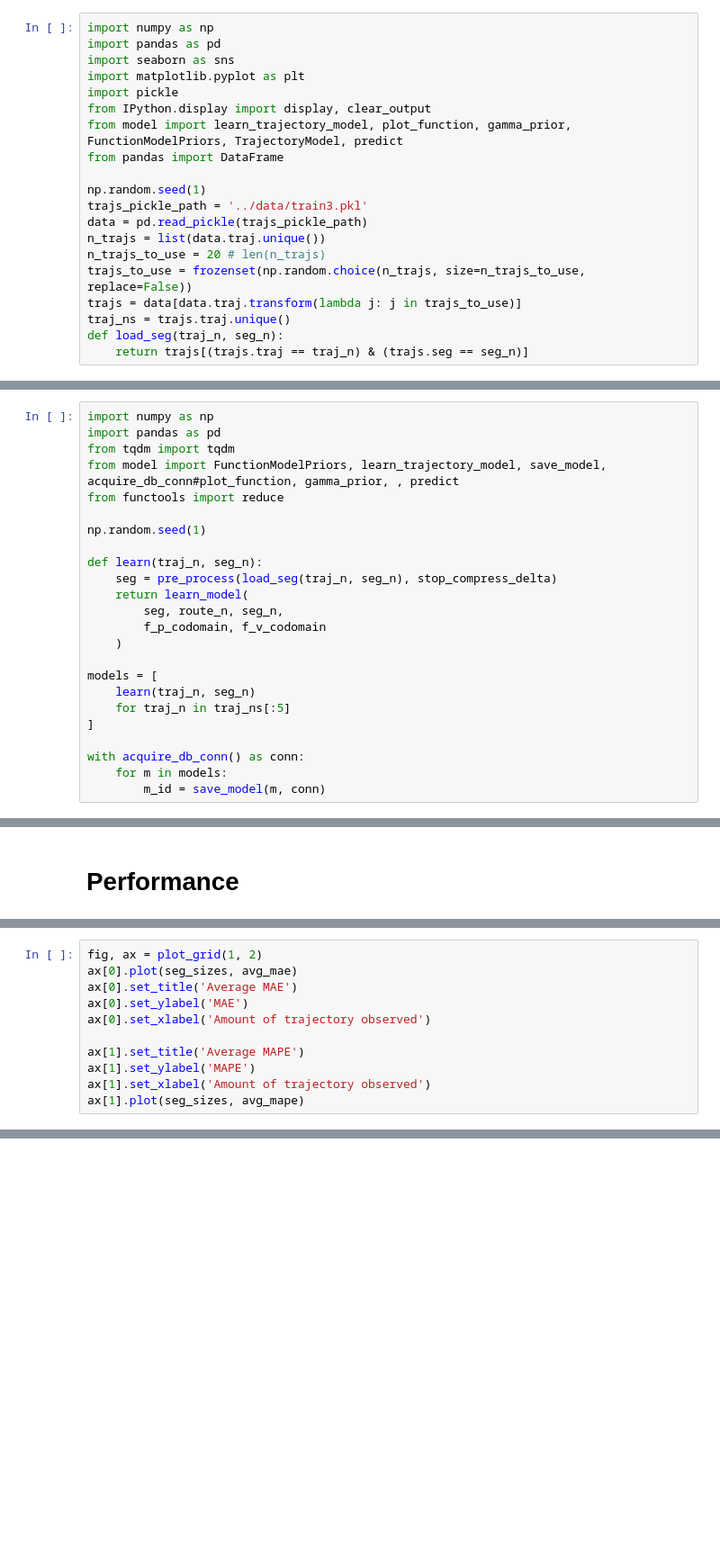
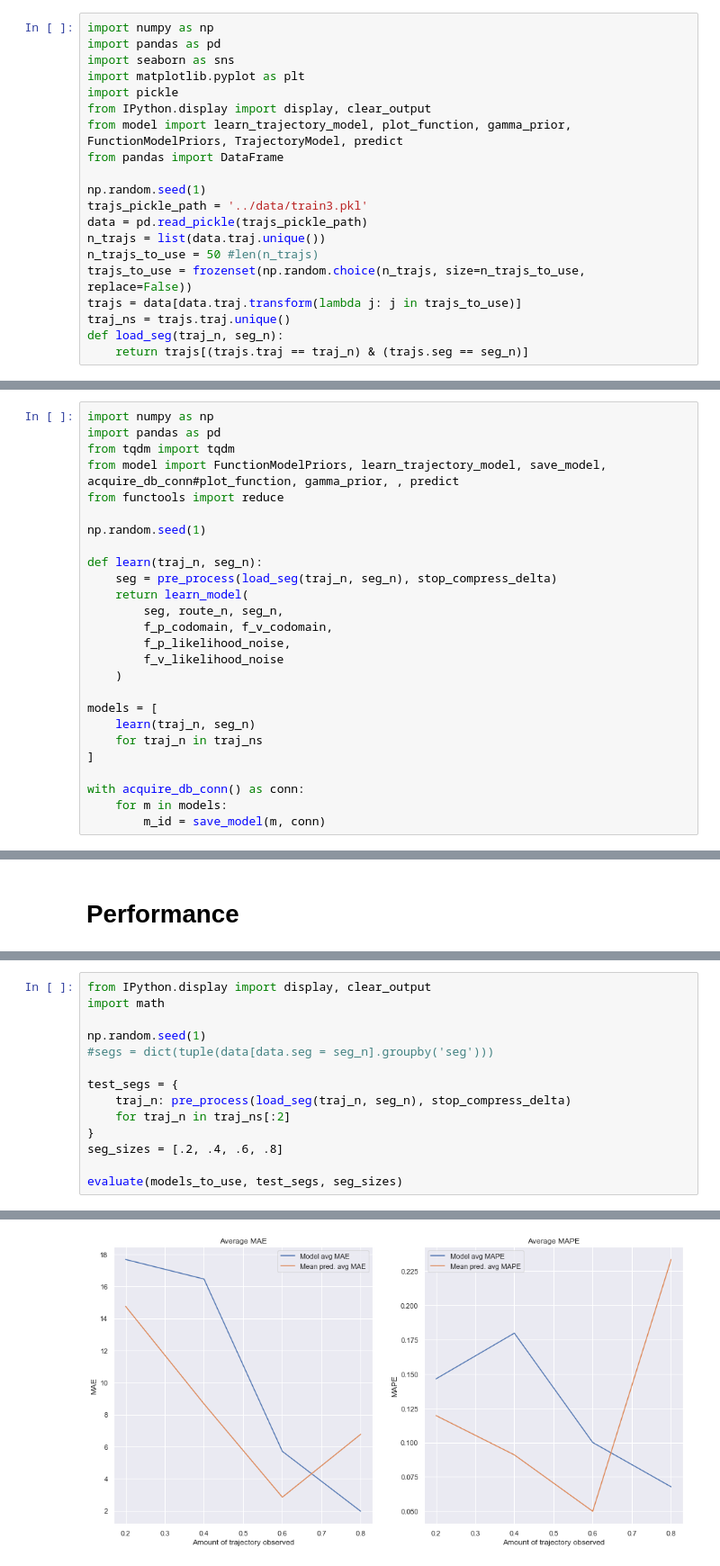
Before and after one commit to SebastianCallh/master-thesis, a Jupyter notebook: model/model.ipynb, the cells around one changed output, grey strips where cells are left out. Shown at 90% size. Cells and saved outputs as stored; diff of their text form; blank space fills up the shorter version.

Commit message:
Switch to GPy implementation of log likelihood, and add metrics

```diff
--- a/model/model.ipynb
+++ b/model/model.ipynb
@@ -117,7 +117,7 @@ np.random.seed(1)
 trajs_pickle_path = '../data/train3.pkl'
 data = pd.read_pickle(trajs_pickle_path)
 n_trajs = list(data.traj.unique())
-n_trajs_to_use = 20 # len(n_trajs)
+n_trajs_to_use = 50 #len(n_trajs)
 trajs_to_use = frozenset(np.random.choice(n_trajs, size=n_trajs_to_use, replace=False))
 trajs = data[data.traj.transform(lambda j: j in trajs_to_use)]
 traj_ns = trajs.traj.unique()
@@ -575,12 +574,14 @@ def learn(traj_n, seg_n):
     seg = pre_process(load_seg(traj_n, seg_n), stop_compress_delta)
     return learn_model(
         seg, route_n, seg_n,
-        f_p_codomain, f_v_codomain
+        f_p_codomain, f_v_codomain,
+        f_p_likelihood_noise,
+        f_v_likelihood_noise
     )
 
 models = [
     learn(traj_n, seg_n)
-    for traj_n in traj_ns[:5]
+    for traj_n in traj_ns
 ]
 
 with acquire_db_conn() as conn:
@@ -1020,11 +971,0 @@ Done seg 3217
-# %%
-fig, ax = plot_grid(1, 2)
-ax[0].plot(seg_sizes, avg_mae)
-ax[0].set_title('Average MAE')
-ax[0].set_ylabel('MAE')
-ax[0].set_xlabel('Amount of trajectory observed')
-
-ax[1].set_title('Average MAPE')
-ax[1].set_ylabel('MAPE')
-ax[1].set_xlabel('Amount of trajectory observed')
-ax[1].plot(seg_sizes, avg_mape)
@@ -1033,0 +1079,15 @@ ax[1].plot(seg_sizes, avg_mape)
+# %%
+from IPython.display import display, clear_output
+import math
+
+np.random.seed(1)
+#segs = dict(tuple(data[data.seg = seg_n].groupby('seg')))
+
+test_segs = {
+    traj_n: pre_process(load_seg(traj_n, seg_n), stop_compress_delta)
+    for traj_n in traj_ns[:2]
+}
+seg_sizes = [.2, .4, .6, .8]
+
+evaluate(models_to_use, test_segs, seg_sizes)
+# %% [output]
@@ -1033,0 +1096 @@ ax[1].plot(seg_sizes, avg_mape)
+[figure, added]
```
Also changed, not shown: parts of 16 cells of this notebook, 1 other file.
